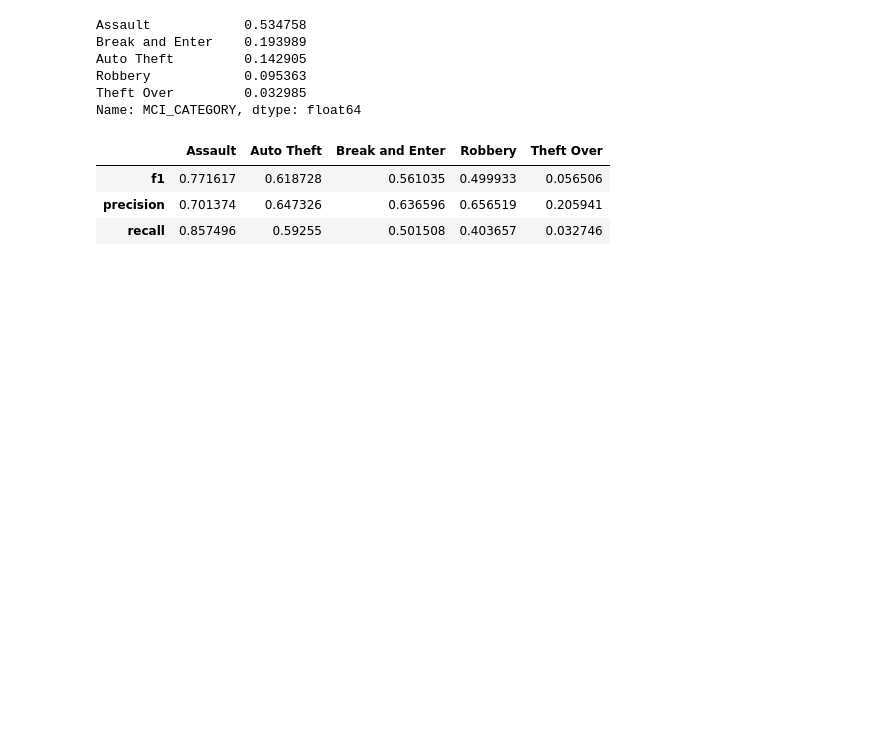
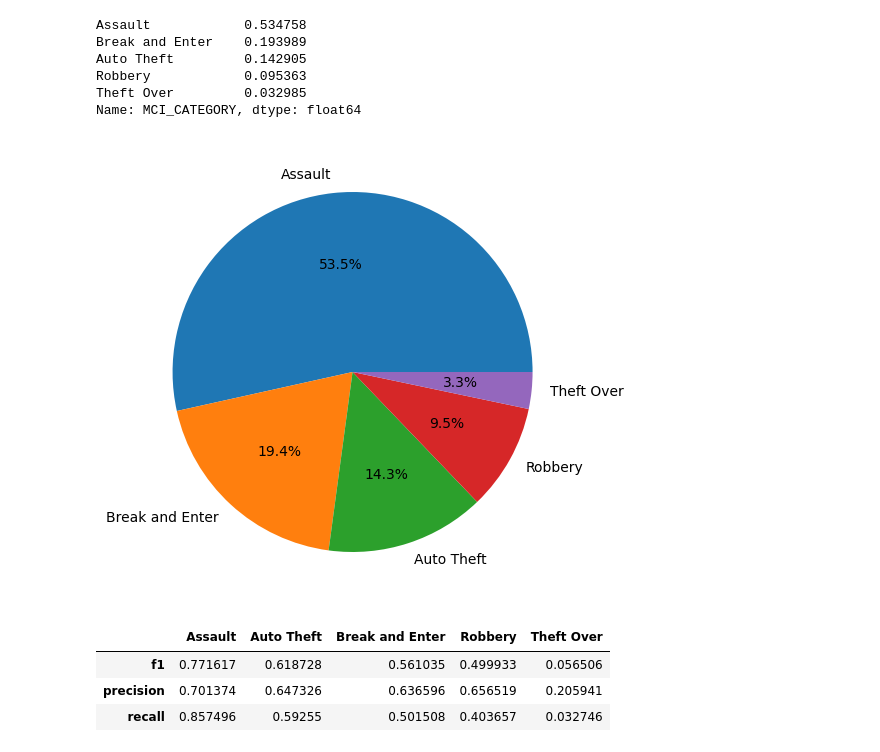
Before and after one commit to Matt2371/Toronto-Crimes, a Jupyter notebook: predictive_modeling.ipynb, the cells around one changed output. Drawn from its saved outputs; the diff is of its cells as text; code cells hidden in the pictures; blank space fills up the shorter version.

Commit message:
Added pie chart to illustrate class imbalance

```diff
--- a/predictive_modeling.ipynb
+++ b/predictive_modeling.ipynb
@@ -215,7 +215,8 @@ plt.show()
 Note that performance is poor for most crime types, except for assault and auto-theft. At the same time, the dataset is unbalanced towards assaults, although not severely. Thus, we can try running a Weighted Random Forest (by weighting the impurity calculations for the constituent decision trees toward the minority classes, we can penalize missclassifications on the minority classes more).
 # %%
 # Review class frequencies in the data
-df.MCI_CATEGORY.value_counts() / df.MCI_CATEGORY.value_counts().sum()
+balance = df.MCI_CATEGORY.value_counts() / df.MCI_CATEGORY.value_counts().sum()
+balance
 # %% [output]
 Assault            0.534758
 Break and Enter    0.193989
@@ -223,6 +224,14 @@ Auto Theft         0.142905
 Robbery            0.095363
 Theft Over         0.032985
 Name: MCI_CATEGORY, dtype: float64
+# %%
+fig, ax = plt.subplots()
+ax.pie(balance, labels=balance.index, autopct='%1.1f%%')
+plt.tight_layout()
+plt.savefig('images/class_balance.png', dpi=300)
+plt.show()
+# %% [output]
+[figure, added]
 # %%
 # Fit model (weighted based on dataset frequency)
 rf_weighted = RandomForestClassifier(class_weight='balanced')
```
Also changed, not shown: 1 other file.
